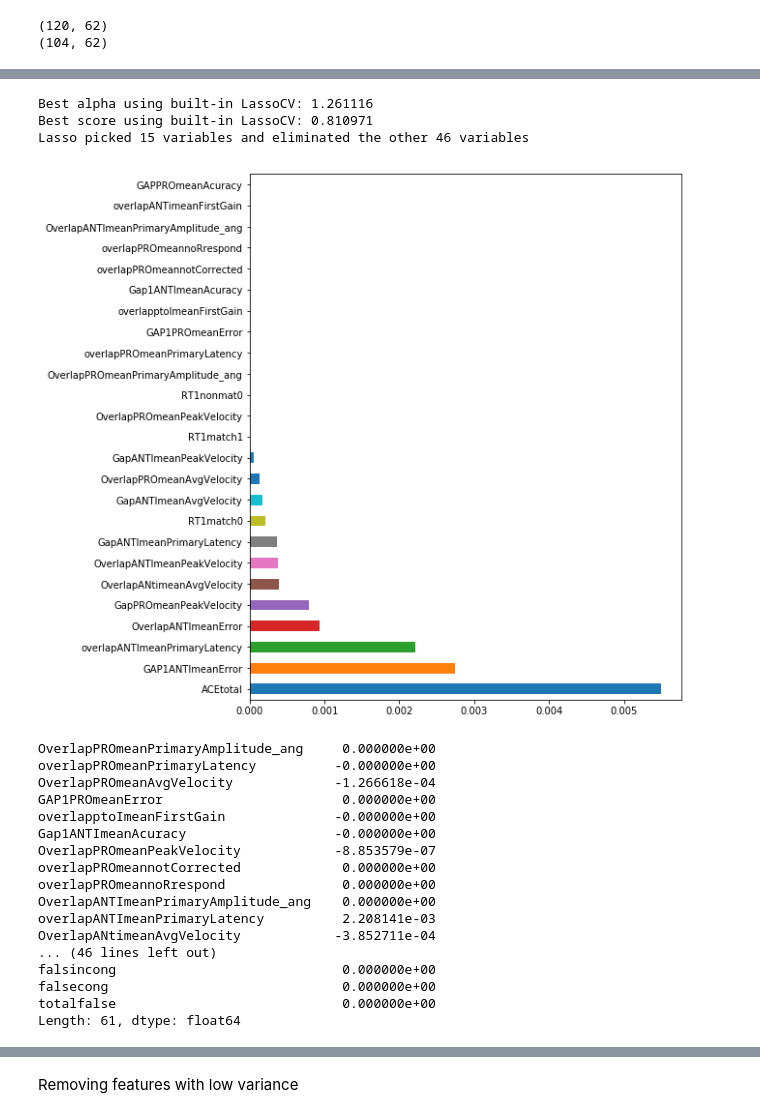
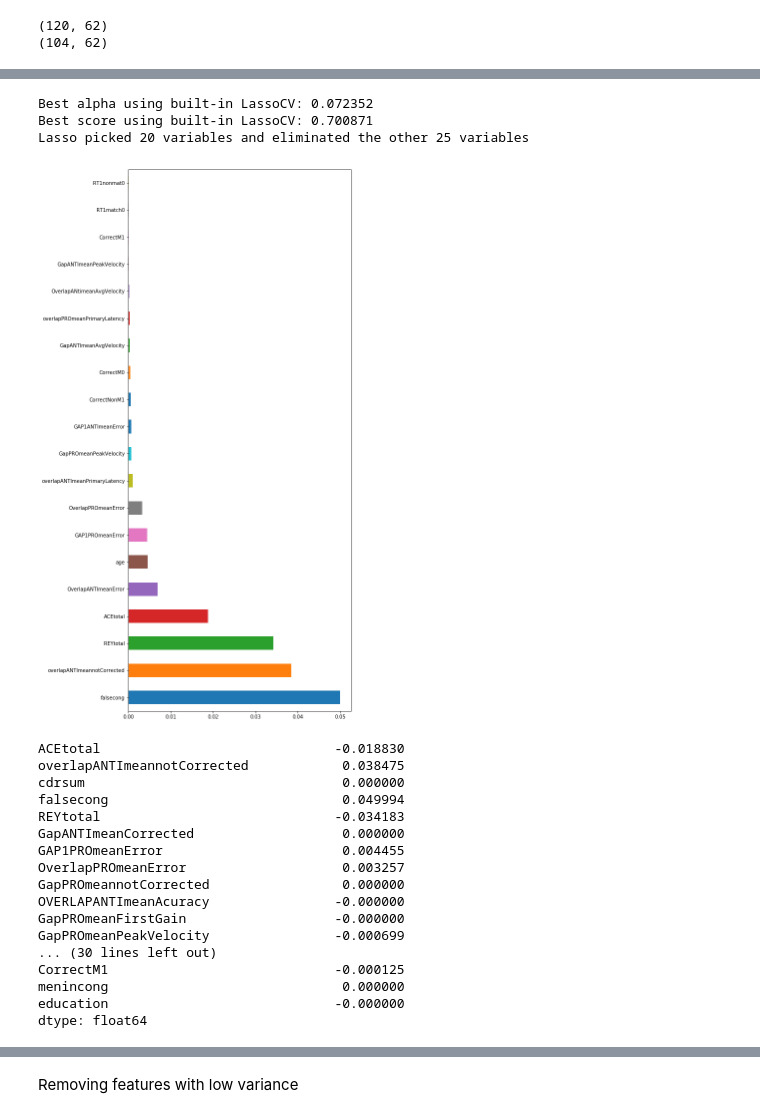
Before and after one commit to aminkhod/Eye_tracking-Neuroscience, a Jupyter notebook: eye_track_feature_selection.ipynb, the cells around one changed output, grey strips where cells are left out. Cells and saved outputs as stored; diff of their text form; code cells hidden in the pictures.

```diff
--- a/eye_track_feature_selection.ipynb
+++ b/eye_track_feature_selection.ipynb
@@ -35,13 +35,13 @@ data1.dropna(inplace=True)
 data3.dropna(inplace=True)
 
 
-# X=data1.iloc[:,1:]
-# y=data1.iloc[:,0]
+X=data1.iloc[:,1:]
+y=data1.iloc[:,0]
 
 # X = X.astype(np.float64)
 # y = y.astype(np.float64)
 
-X=data3.iloc[:,1:]
-y=data3.iloc[:,0]
+# X=data3.iloc[:,1:]
+# y=data3.iloc[:,0]
 X.shape
 # %% [output]
@@ -82,38 +74,38 @@ plt.show()
 # %%
 from sklearn.linear_model import RidgeCV, LassoCV, Ridge, Lasso
 reg = LassoCV()
 reg.fit(X, y)
 print("Best alpha using built-in LassoCV: %f" % reg.alpha_)
 print("Best score using built-in LassoCV: %f" %reg.score(X,y))
 coef = pd.Series(reg.coef_, index = X.columns)
 print("Lasso picked " + str(sum(coef != 0)) + " variables and eliminated the other " +  str(sum(coef == 0)) + " variables")
 coef1 = np.abs(coef)
 feat_importances = pd.Series(coef1, index=X.columns)
-feat_importances.nlargest(25).plot(kind='barh')
+feat_importances.nlargest(20).plot(kind='barh')
 plt.show()
 coef
 # %% [output]
-Best alpha using built-in LassoCV: 1.261116
-Best score using built-in LassoCV: 0.810971
-Lasso picked 15 variables and eliminated the other 46 variables
+Best alpha using built-in LassoCV: 0.072352
+Best score using built-in LassoCV: 0.700871
+Lasso picked 20 variables and eliminated the other 25 variables
-[figure, old version]
+[figure, new version]
-OverlapPROmeanPrimaryAmplitude_ang     0.000000e+00
-overlapPROmeanPrimaryLatency          -0.000000e+00
-OverlapPROmeanAvgVelocity             -1.266618e-04
-GAP1PROmeanError                       0.000000e+00
-overlapptoImeanFirstGain              -0.000000e+00
-Gap1ANTImeanAcuracy                   -0.000000e+00
-OverlapPROmeanPeakVelocity            -8.853579e-07
-overlapPROmeannotCorrected             0.000000e+00
-overlapPROmeannoRrespond               0.000000e+00
-OverlapANTImeanPrimaryAmplitude_ang    0.000000e+00
-overlapANTImeanPrimaryLatency          2.208141e-03
-OverlapANtimeanAvgVelocity            -3.852711e-04
-... (46 lines left out)
-falsincong                             0.000000e+00
-falsecong                              0.000000e+00
-totalfalse                             0.000000e+00
-Length: 61, dtype: float64
+ACEtotal                              -0.018830
+overlapANTImeannotCorrected            0.038475
+cdrsum                                 0.000000
+falsecong                              0.049994
+REYtotal                              -0.034183
+GapANTImeanCorrected                   0.000000
+GAP1PROmeanError                       0.004455
+OverlapPROmeanError                    0.003257
+GapPROmeannotCorrected                 0.000000
+OVERLAPANTImeanAcuracy                -0.000000
+GapPROmeanFirstGain                   -0.000000
+GapPROmeanPeakVelocity                -0.000699
+... (30 lines left out)
+CorrectM1                             -0.000125
+menincong                              0.000000
+education                             -0.000000
+dtype: float64
 # %%
 imp_coef = coef.sort_values()
 import matplotlib
```
Also changed, not shown: parts of 11 cells of this notebook, 6 other files.
